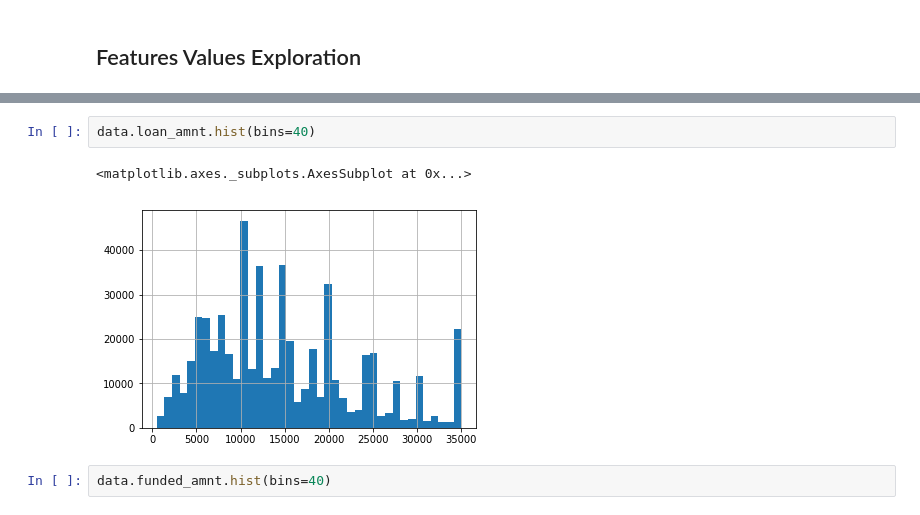
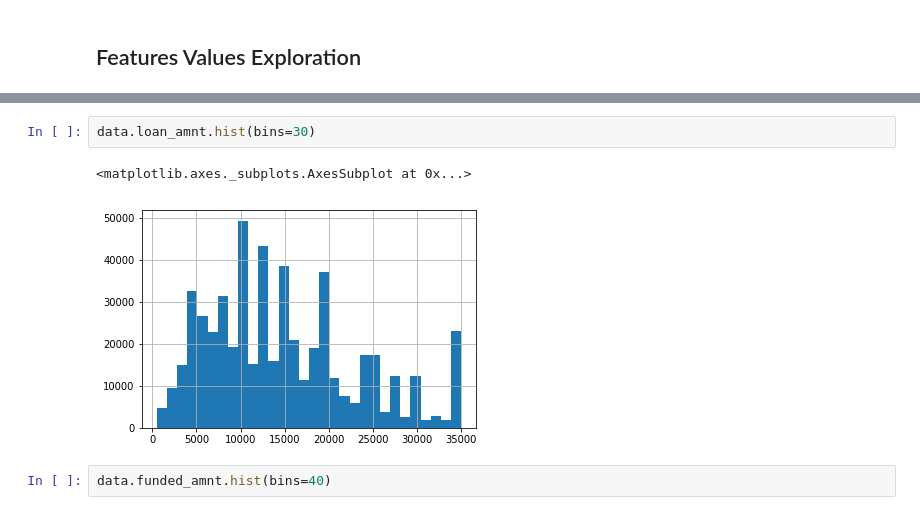
Before and after one commit to Lplenka/DS_NN, a Jupyter notebook: MLchallenge1@hackerearth/Bank-Indessa/1. First Dive with Random Forest.ipynb, the cells around one changed output, grey strips where cells are left out. Saved outputs shown, nothing was run; the diff lists cells and outputs as text.

Commit message:
data preprocessing done

```diff
--- a/MLchallenge1@hackerearth/Bank-Indessa/1. First Dive with Random Forest.ipynb
+++ b/MLchallenge1@hackerearth/Bank-Indessa/1. First Dive with Random Forest.ipynb
@@ -235,10 +255,10 @@ total_rev_hi_lim                object
 loan_status                      int64
 dtype: object
 # %%
-data.loan_amnt.hist(bins=40)
+data.loan_amnt.hist(bins=30)
 # %% [output]
 <matplotlib.axes._subplots.AxesSubplot at 0x...>
-[figure, old version]
+[figure, new version]
 # %%
 data.funded_amnt.hist(bins=40)
 # %% [output]
```
Also changed, not shown: parts of 6 cells of this notebook.
